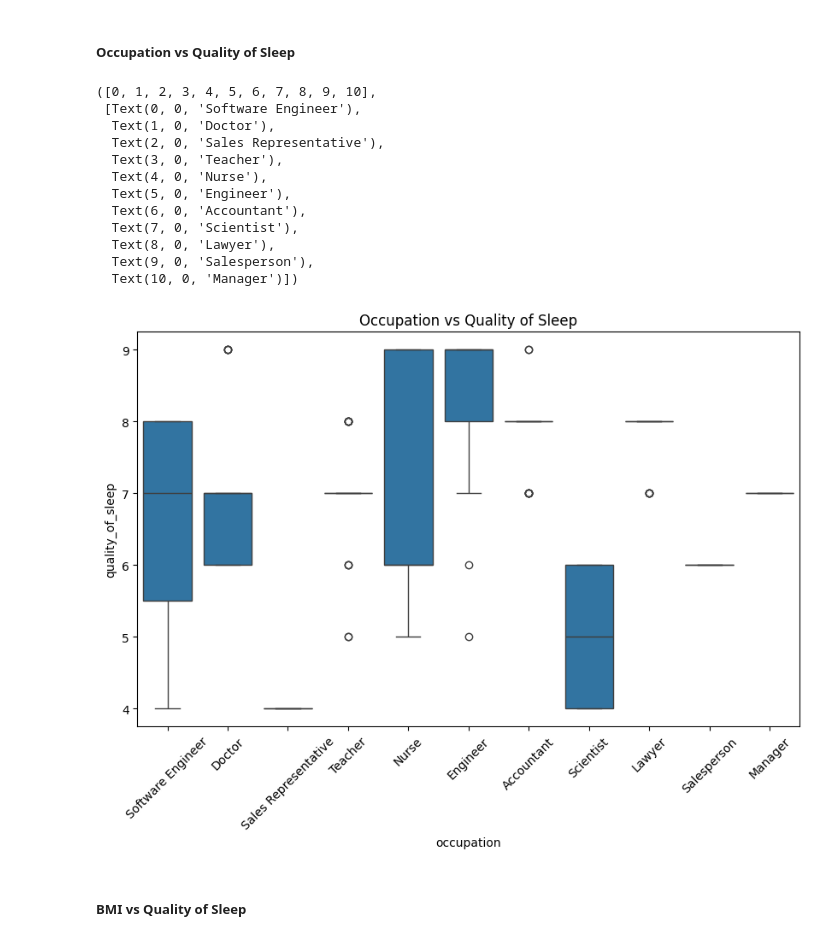
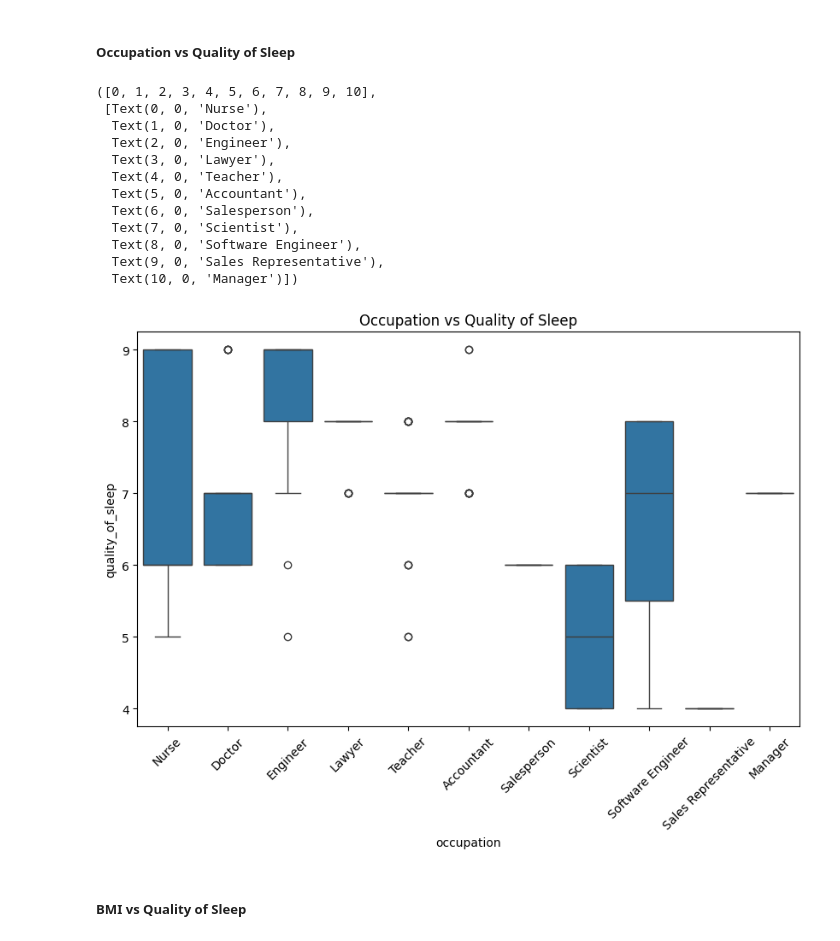
Before and after one commit to eadka/sleep-health-predictor, a Jupyter notebook: notebooks/notebook.ipynb, the cells around one changed output. Saved outputs shown, nothing was run; the diff lists cells and outputs as text; code cells hidden in the pictures.

```diff
--- a/notebooks/notebook.ipynb
+++ b/notebooks/notebook.ipynb
@@ -306,24 +312,25 @@ plt.xticks(rotation=45)
 ##### Occupation vs Quality of Sleep
 # %%
 plt.figure(figsize = (10, 6))
-ax = sns.boxplot(x='occupation', y='quality_of_sleep', data=df)
+order = df['occupation'].value_counts().index
+ax = sns.boxplot(x='occupation', y='quality_of_sleep', data=df, order=order)
 plt.setp(ax.artists, alpha=.5, linewidth=2, edgecolor="k")
 plt.title('Occupation vs Quality of Sleep')
 plt.xticks(rotation=45)
 # %% [output]
 ([0, 1, 2, 3, 4, 5, 6, 7, 8, 9, 10],
- [Text(0, 0, 'Software Engineer'),
+ [Text(0, 0, 'Nurse'),
   Text(1, 0, 'Doctor'),
-  Text(2, 0, 'Sales Representative'),
-  Text(3, 0, 'Teacher'),
-  Text(4, 0, 'Nurse'),
-  Text(5, 0, 'Engineer'),
-  Text(6, 0, 'Accountant'),
+  Text(2, 0, 'Engineer'),
+  Text(3, 0, 'Lawyer'),
+  Text(4, 0, 'Teacher'),
+  Text(5, 0, 'Accountant'),
+  Text(6, 0, 'Salesperson'),
   Text(7, 0, 'Scientist'),
-  Text(8, 0, 'Lawyer'),
-  Text(9, 0, 'Salesperson'),
+  Text(8, 0, 'Software Engineer'),
+  Text(9, 0, 'Sales Representative'),
   Text(10, 0, 'Manager')])
-[figure, old version]
+[figure, new version]
 # %% [markdown]
 ##### BMI vs Quality of Sleep
 # %%
```
Also changed, not shown: parts of 26 cells of this notebook, 1 other file.
